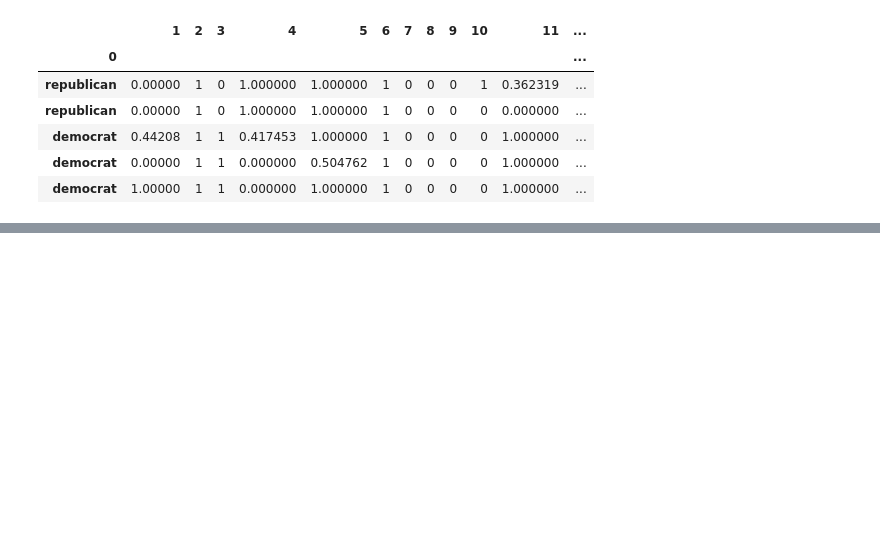
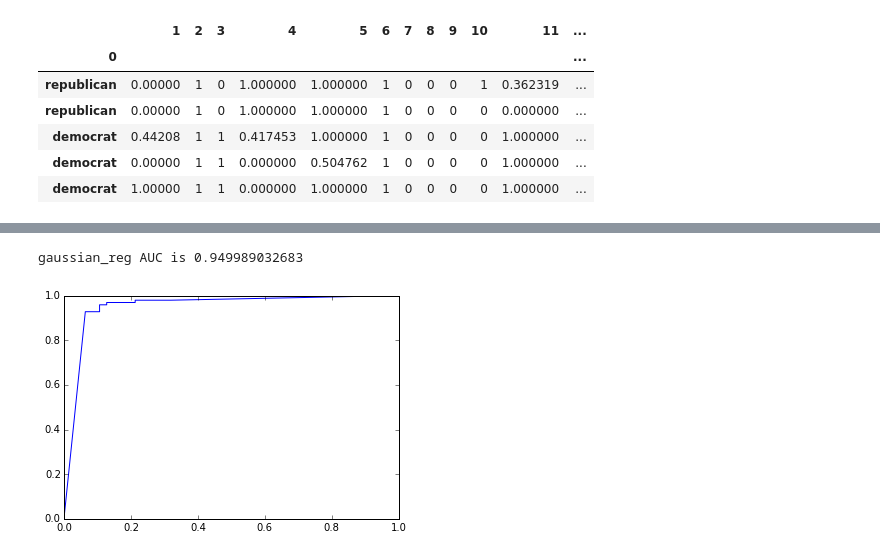
Before and after one commit to potatochip/heart_disease_prediction, a Jupyter notebook: classification_error_challenges.ipynb, the cells around one changed output, grey strips where cells are left out. Cells and saved outputs as stored; diff of their text form; code cells hidden in the pictures; blank space fills up the shorter version.

```diff
--- a/classification_error_challenges.ipynb
+++ b/classification_error_challenges.ipynb
@@ -94,0 +166,9 @@ print accuracy_score(df_test.index, rfc_test_results)
+# %%
+probabilities = gaussian_reg.fit(df_train.values, df_train.index).predict_proba(df_test.values)
+fpr, tpr, thresholds = roc_curve(df_test.index, probabilities[:, 0], pos_label='democrat')
+roc_auc = auc(fpr, tpr)
+plt.plot(fpr, tpr)
+print("gaussian_reg AUC is {0}".format(roc_auc))
+# %% [output]
+gaussian_reg AUC is 0.949989032683
+[figure, added]
```
Also changed, not shown: parts of 37 cells of this notebook, 58 other files.
